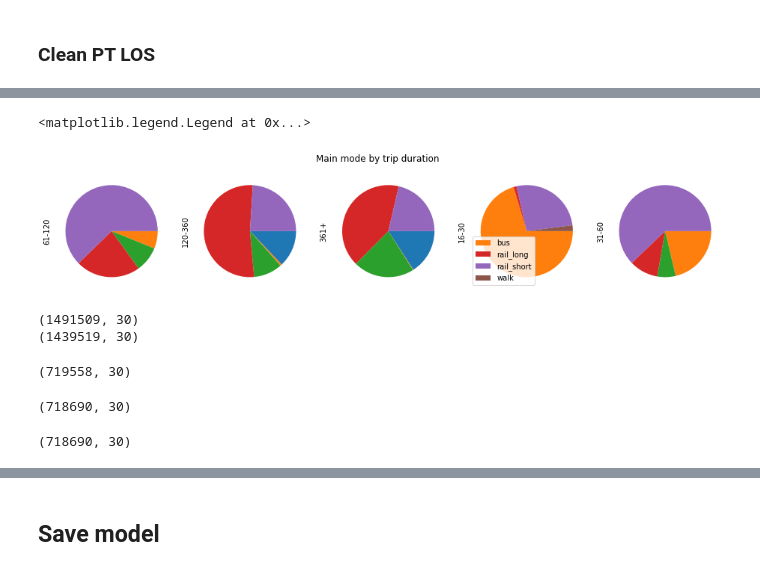
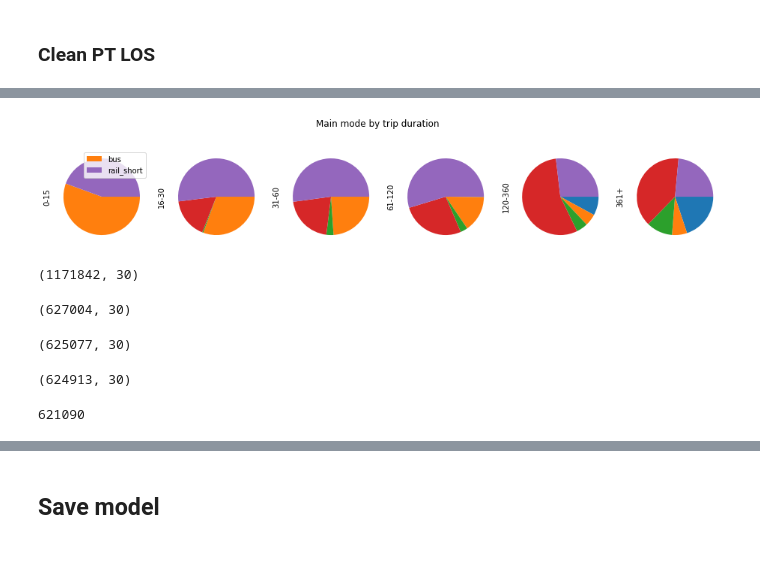
Before and after one commit to marlinarnz/quetzal_germany, a Jupyter notebook: notebooks/prep30_pathfinder_pt.ipynb, the cells around one changed output, grey strips where cells are left out. Cells and saved outputs as stored; diff of their text form; code cells hidden in the pictures.

```diff
--- a/notebooks/prep30_pathfinder_pt.ipynb
+++ b/notebooks/prep30_pathfinder_pt.ipynb
@@ -194,2 +210,6 @@ sm.pt_los.loc[sm.pt_los['origin']!=sm.pt_los['destination']].sample(3)
 # %% [markdown]
 ### Add attributes to LoS table
+# %%
+# Drop within-cell connections
+sm.pt_los = sm.pt_los.loc[sm.pt_los['link_path'].apply(lambda l: len(l)>0)]
+sm.pt_los.shape
@@ -239,6 +261,14 @@ def main_type(types):
         pass
     return t
 sm.pt_los['route_type'] = sm.pt_los['route_types'].apply(main_type)
+# %%
+# Substract the waiting time at the first stop
+headway_dict = sm.links['headway'].to_dict()
+mask = sm.pt_los['route_type']!='air'
+sm.pt_los.loc[mask, 'time'] -= sm.pt_los.loc[mask, 'link_path'].apply(
+    lambda l: l[0]).map(headway_dict) / 2
+sm.pt_los.loc[mask, 'waiting_time'] -= sm.pt_los.loc[mask, 'link_path'].apply(
+    lambda l: l[0]).map(headway_dict) / 2
 # %%
 # Add price, parametrisation comes later because
 # our GTFS feeds come without fares
@@ -290,6 +317,6 @@ sm.pt_los.loc[(sm.pt_los['origin']=='DE300')&(sm.pt_los['destination']=='DE600')
 # %%
 # Drop trips with coach-rail or coach-air combinations
 sm.pt_los = sm.pt_los.loc[~sm.pt_los['route_types'].apply(
-    lambda x: 'coach' in x and ('rail_long' in x or 'rail_short' in x or 'air' in x))]
+    lambda x: 'coach' in x and ('rail_long' in x or 'rail_short' in x))]
 sm.pt_los.shape
 # %% [output]
@@ -306,5 +333,5 @@ sm.pt_los.shape
 # %%
 # Drop unrealistically long trips
-sm.pt_los = sm.pt_los.loc[sm.pt_los['in_vehicle_time']<params['restrict_los']['max_duration']]
+sm.pt_los = sm.pt_los.loc[sm.pt_los['in_vehicle_time']<params['clean_los']['max_duration']]
 sm.pt_los.shape
 # %% [output]
@@ -348,57 +371,62 @@ if manual:
 # %%
 if manual:
     t['time'] = t['time'] / 60
     t['bins'] = pd.cut(t['time'], bins=[0,15,30,60,120,360,500],
                        labels=["0-15", "16-30","31-60","61-120","120-360","361+"])
     axs = t.groupby(['route_type','bins']).size().unstack(fill_value=0).plot.pie(
         subplots=True, figsize=(16, 3),
         startangle=0, counterclock=False, title='Main mode by trip duration',
         legend=False, labeldistance=None)
-    axs[3].legend()
+    axs[0].legend()
 # %% [output]
-<matplotlib.legend.Legend at 0x...>
-[figure, old version]
+[figure, new version]
 # %%
 if manual: t = None
 # %%
 # Drop unnecessary long connections if there is a waiting time applied
 if sm.links['headway'].mean() > 1*60:
     sm.pt_los = sm.pt_los.loc[sm.pt_los['ntransfers']<=
-                              params['restrict_los']['max_transfers']]
+                              params['clean_los']['max_transfers']]
     # Drop coach connections with more than one transfer
     sm.pt_los = sm.pt_los.loc[~((sm.pt_los['route_type']=='coach') &
                                 (sm.pt_los['boardings'].apply(
-                                    lambda l: len([n for n in l if n.startswith('coach')])>2)
+                                    lambda l: len([n for n in l if n.startswith('c')])>2)
                                 ))]
-    sm.pt_los.shape
+sm.pt_los.shape
 # %% [output]
-(1491509, 30)
-(1439519, 30)
+(1171842, 30)
 # %%
 # Keep only the fastest trip(s)
 sm.pt_los['route_types'] = sm.pt_los['route_types'].apply(tuple)
 sm.pt_los = sm.pt_los.sort_values('time').groupby(
     ['origin', 'destination', 'route_types']).nth(
-        params['restrict_los']['n_fastest_trips']).reset_index()
+        list(range(params['clean_los']['n_fastest_trips']))).reset_index()
 sm.pt_los.shape
 # %% [output]
-(719558, 30)
+(627004, 30)
 # %%
 # Bus tickets are relatively cheap, but they apply only for short distances
 # And nobody books tickets at five different bus agencies
 # Thus, drop bus trips longer than 100km
 sm.pt_los = sm.pt_los.loc[~((sm.pt_los['route_type']=='bus') &
-                            (sm.pt_los['length']>params['restrict_los']['max_dist_bus']))]
+                            (sm.pt_los['length']>params['clean_los']['max_dist_bus']))]
 sm.pt_los.shape
 # %% [output]
-(718690, 30)
+(625077, 30)
 # %%
 # Also drop coach trips for local transport
 sm.pt_los = sm.pt_los.loc[~((sm.pt_los['route_type']=='coach') &
-                            (sm.pt_los['length']<params['restrict_los']['min_dist_coach']))]
+                            (sm.pt_los['length']<params['clean_los']['min_dist_coach']))]
 sm.pt_los.shape
 # %% [output]
-(718690, 30)
+(624913, 30)
+# %%
+# Keep only trips where in-vehicle-time makes at least a third
+#sm.pt_los = sm.pt_los.loc[sm.pt_los['time']<sm.pt_los['in_vehicle_time']*3]
+#sm.pt_los.shape
+len(sm.pt_los.loc[sm.pt_los['time']<sm.pt_los['in_vehicle_time']*3])
+# %% [output]
+621090
 # %%
 if manual: sm.pt_los.groupby('route_types').count()['route_type'].plot(kind='bar')
 # %% [output]
```
Also changed, not shown: parts of 32 cells of this notebook, 22 other files.
